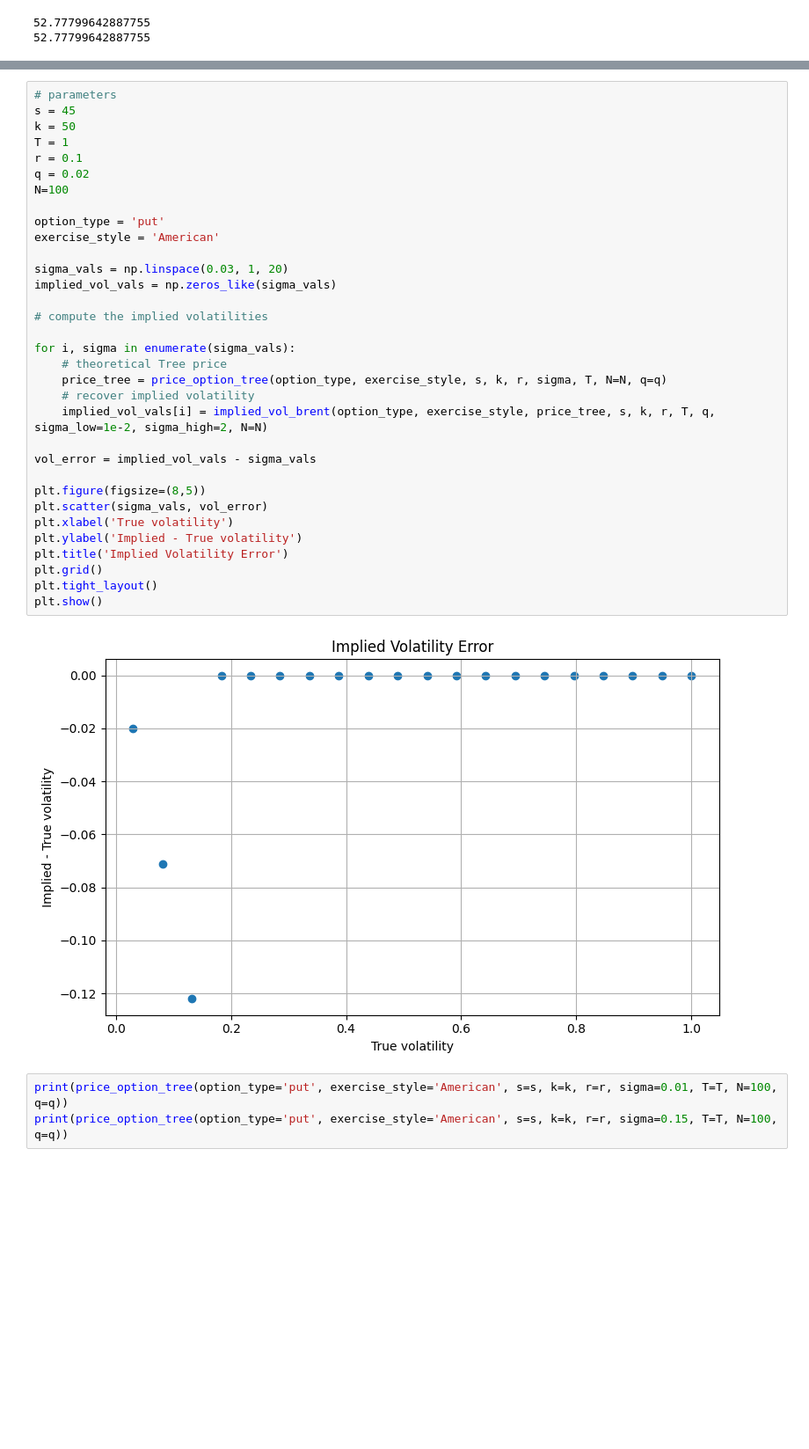
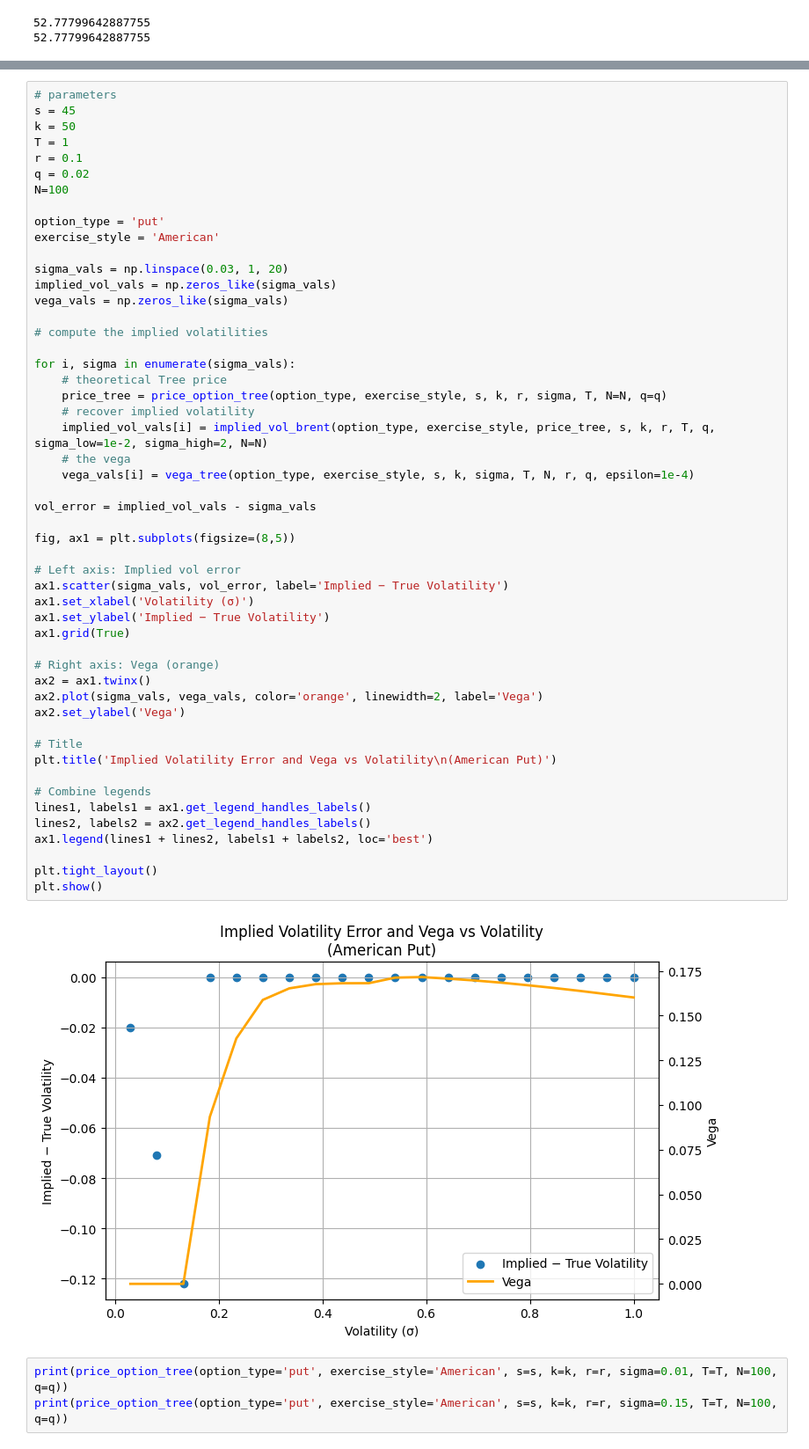
Before and after one commit to hsiuhsil/options_futures_derivatives, a Jupyter notebook: notebooks/implied volatility.ipynb, the cells around one changed output, grey strips where cells are left out. Shown at 88% size. Drawn from its saved outputs; the diff is of its cells as text; blank space fills up the shorter version.

Commit message:
Add Vega curve to implied volatility analysis

```diff
--- a/notebooks/implied volatility.ipynb
+++ b/notebooks/implied volatility.ipynb
@@ -93,38 +112,56 @@ In this example, we examine the consistency between the true volatility and the
 # %%
 # parameters
 s = 45
 k = 50
 T = 1
 r = 0.1
 q = 0.02
 N=100
 
 option_type = 'put'
 exercise_style = 'American'
 
 sigma_vals = np.linspace(0.03, 1, 20)
 implied_vol_vals = np.zeros_like(sigma_vals)
+vega_vals = np.zeros_like(sigma_vals)
 
 # compute the implied volatilities
 
 for i, sigma in enumerate(sigma_vals):
     # theoretical Tree price
     price_tree = price_option_tree(option_type, exercise_style, s, k, r, sigma, T, N=N, q=q)
     # recover implied volatility
     implied_vol_vals[i] = implied_vol_brent(option_type, exercise_style, price_tree, s, k, r, T, q, sigma_low=1e-2, sigma_high=2, N=N)
+    # the vega
+    vega_vals[i] = vega_tree(option_type, exercise_style, s, k, sigma, T, N, r, q, epsilon=1e-4)
 
 vol_error = implied_vol_vals - sigma_vals
 
-plt.figure(figsize=(8,5))
-plt.scatter(sigma_vals, vol_error)
-plt.xlabel('True volatility')
-plt.ylabel('Implied - True volatility')
-plt.title('Implied Volatility Error')
-plt.grid()
+fig, ax1 = plt.subplots(figsize=(8,5))
+
+# Left axis: Implied vol error
+ax1.scatter(sigma_vals, vol_error, label='Implied − True Volatility')
+ax1.set_xlabel('Volatility (σ)')
+ax1.set_ylabel('Implied − True Volatility')
+ax1.grid(True)
+
+# Right axis: Vega (orange)
+ax2 = ax1.twinx()
+ax2.plot(sigma_vals, vega_vals, color='orange', linewidth=2, label='Vega')
+ax2.set_ylabel('Vega')
+
+# Title
+plt.title('Implied Volatility Error and Vega vs Volatility\n(American Put)')
+
+# Combine legends
+lines1, labels1 = ax1.get_legend_handles_labels()
+lines2, labels2 = ax2.get_legend_handles_labels()
+ax1.legend(lines1 + lines2, labels1 + labels2, loc='best')
+
 plt.tight_layout()
 plt.show()
 # %% [output]
-[figure, old version]
+[figure, new version]
 # %%
 print(price_option_tree(option_type='put', exercise_style='American', s=s, k=k, r=r, sigma=0.01, T=T, N=100, q=q))
 print(price_option_tree(option_type='put', exercise_style='American', s=s, k=k, r=r, sigma=0.15, T=T, N=100, q=q))
```
Also changed, not shown: parts of 4 cells of this notebook.
